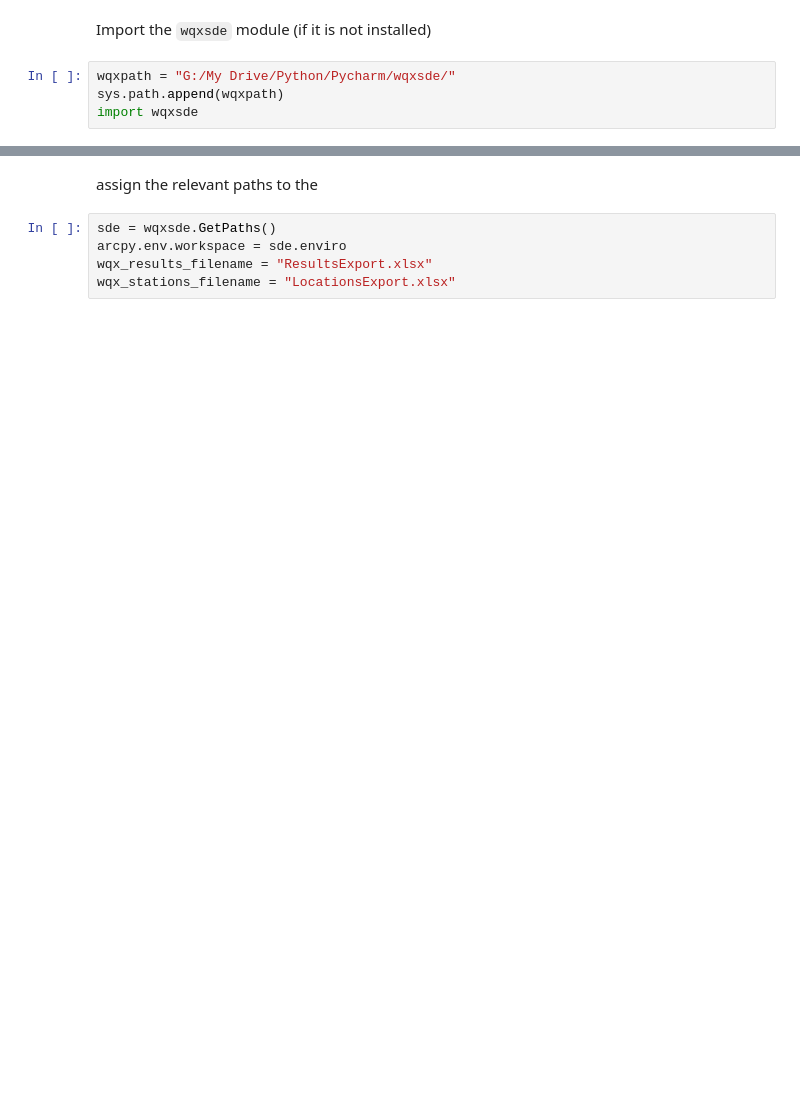
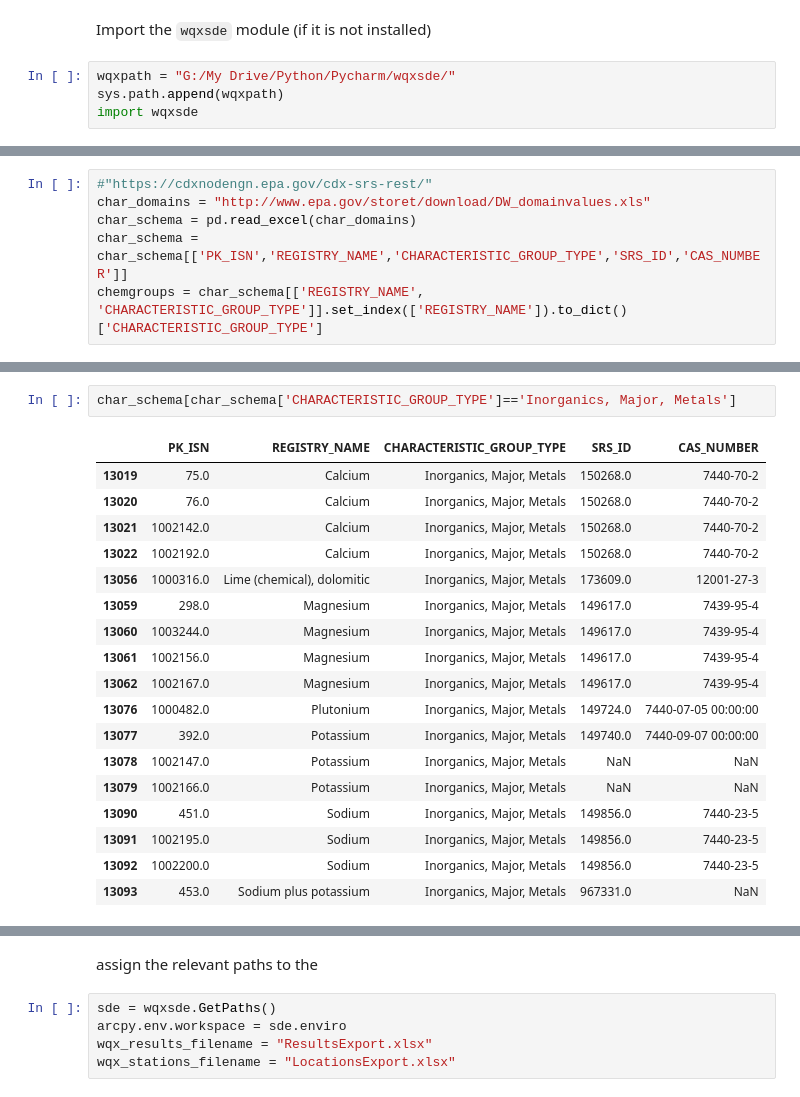
Before and after one commit to inkenbrandt/wqxsde, a Jupyter notebook: examples/Lab to SDE to WQX .ipynb, the cells around one changed output, grey strips where cells are left out. Drawn from its saved outputs; the diff is of its cells as text; blank space fills up the shorter version.

```diff
--- a/examples/Lab to SDE to WQX .ipynb
+++ b/examples/Lab to SDE to WQX .ipynb
@@ -25,0 +52,6 @@ import wqxsde
+# %%
+#"https://cdxnodengn.epa.gov/cdx-srs-rest/"
+char_domains = "http://www.epa.gov/storet/download/DW_domainvalues.xls"
+char_schema = pd.read_excel(char_domains)
+char_schema = char_schema[['PK_ISN','REGISTRY_NAME','CHARACTERISTIC_GROUP_TYPE','SRS_ID','CAS_NUMBER']]
+chemgroups = char_schema[['REGISTRY_NAME', 'CHARACTERISTIC_GROUP_TYPE']].set_index(['REGISTRY_NAME']).to_dict()['CHARACTERISTIC_GROUP_TYPE']
@@ -25,0 +76,21 @@ import wqxsde
+# %%
+char_schema[char_schema['CHARACTERISTIC_GROUP_TYPE']=='Inorganics, Major, Metals']
+# %% [output]
+|  | PK_ISN | REGISTRY_NAME | CHARACTERISTIC_GROUP_TYPE | SRS_ID | CAS_NUMBER |
+| 13019 | 75.0 | Calcium | Inorganics, Major, Metals | 150268.0 | 7440-70-2 |
+| 13020 | 76.0 | Calcium | Inorganics, Major, Metals | 150268.0 | 7440-70-2 |
+| 13021 | 1002142.0 | Calcium | Inorganics, Major, Metals | 150268.0 | 7440-70-2 |
+| 13022 | 1002192.0 | Calcium | Inorganics, Major, Metals | 150268.0 | 7440-70-2 |
+| 13056 | 1000316.0 | Lime (chemical), dolomitic | Inorganics, Major, Metals | 173609.0 | 12001-27-3 |
+| 13059 | 298.0 | Magnesium | Inorganics, Major, Metals | 149617.0 | 7439-95-4 |
+| 13060 | 1003244.0 | Magnesium | Inorganics, Major, Metals | 149617.0 | 7439-95-4 |
+| 13061 | 1002156.0 | Magnesium | Inorganics, Major, Metals | 149617.0 | 7439-95-4 |
+| 13062 | 1002167.0 | Magnesium | Inorganics, Major, Metals | 149617.0 | 7439-95-4 |
+| 13076 | 1000482.0 | Plutonium | Inorganics, Major, Metals | 149724.0 | 7440-07-05 00:00:00 |
+| 13077 | 392.0 | Potassium | Inorganics, Major, Metals | 149740.0 | 7440-09-07 00:00:00 |
+| 13078 | 1002147.0 | Potassium | Inorganics, Major, Metals | NaN | NaN |
+| 13079 | 1002166.0 | Potassium | Inorganics, Major, Metals | NaN | NaN |
+| 13090 | 451.0 | Sodium | Inorganics, Major, Metals | 149856.0 | 7440-23-5 |
+| 13091 | 1002195.0 | Sodium | Inorganics, Major, Metals | 149856.0 | 7440-23-5 |
+| 13092 | 1002200.0 | Sodium | Inorganics, Major, Metals | 149856.0 | 7440-23-5 |
+| 13093 | 453.0 | Sodium plus potassium | Inorganics, Major, Metals | 967331.0 | NaN |
```
Also changed, not shown: parts of 21 cells of this notebook, 3 other files.
